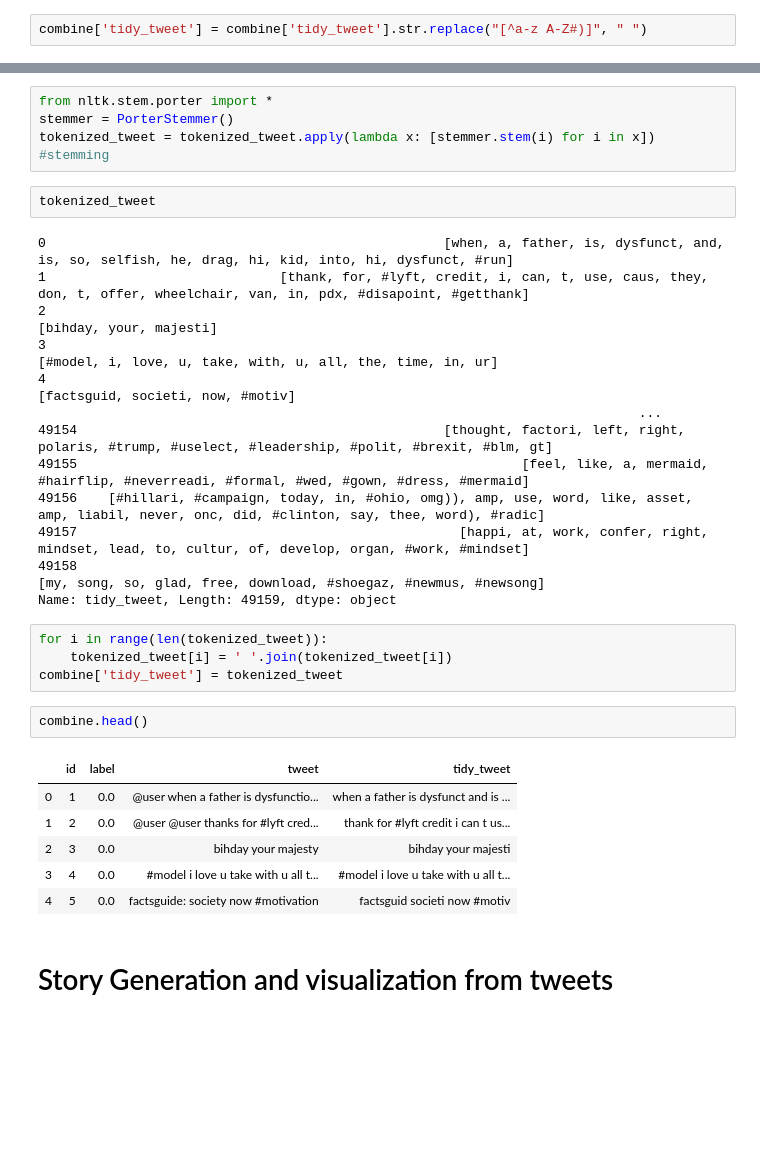
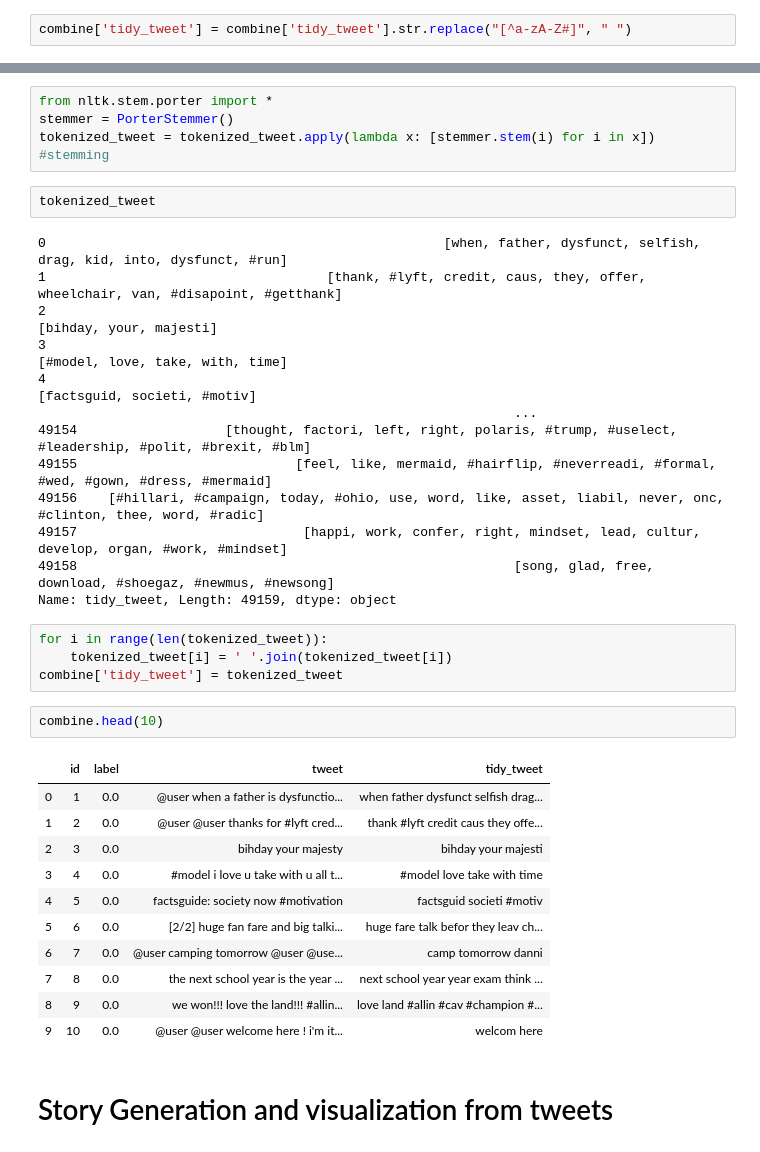
Before and after one commit to shivamsingh96-zz/Practice-Problem-Twitter_Sentiment_Analysis, a Jupyter notebook: Twitter_Sentiment_Analysis.ipynb, the cells around one changed output, grey strips where cells are left out. Cells and saved outputs as stored; diff of their text form; blank space fills up the shorter version.

```diff
--- a/Twitter_Sentiment_Analysis.ipynb
+++ b/Twitter_Sentiment_Analysis.ipynb
@@ -122,7 +136,7 @@ combine.head()
 # %% [markdown]
 ### 2. Removing Punctuations, Numbers and Special Characters
 # %%
-combine['tidy_tweet'] = combine['tidy_tweet'].str.replace("[^a-z A-Z#)]", " ")
+combine['tidy_tweet'] = combine['tidy_tweet'].str.replace("[^a-zA-Z#]", " ")
 # %%
 combine.head()
 # %% [output]
@@ -167,31 +181,36 @@ tokenized_tweet = tokenized_tweet.apply(lambda x: [stemmer.stem(i) for i in x])
 # %%
 tokenized_tweet
 # %% [output]
-0                                                   [when, a, father, is, dysfunct, and, is, so, selfish, he, drag, hi, kid, into, hi, dysfunct, #run]
-1                              [thank, for, #lyft, credit, i, can, t, use, caus, they, don, t, offer, wheelchair, van, in, pdx, #disapoint, #getthank]
-2                                                                                                                              [bihday, your, majesti]
-3                                                                                          [#model, i, love, u, take, with, u, all, the, time, in, ur]
-4                                                                                                                    [factsguid, societi, now, #motiv]
-                                                                             ...
-49154                                               [thought, factori, left, right, polaris, #trump, #uselect, #leadership, #polit, #brexit, #blm, gt]
-49155                                                         [feel, like, a, mermaid, #hairflip, #neverreadi, #formal, #wed, #gown, #dress, #mermaid]
-49156    [#hillari, #campaign, today, in, #ohio, omg)), amp, use, word, like, asset, amp, liabil, never, onc, did, #clinton, say, thee, word), #radic]
-49157                                                 [happi, at, work, confer, right, mindset, lead, to, cultur, of, develop, organ, #work, #mindset]
-49158                                                                                [my, song, so, glad, free, download, #shoegaz, #newmus, #newsong]
+0                                                   [when, father, dysfunct, selfish, drag, kid, into, dysfunct, #run]
+1                                    [thank, #lyft, credit, caus, they, offer, wheelchair, van, #disapoint, #getthank]
+2                                                                                              [bihday, your, majesti]
+3                                                                                     [#model, love, take, with, time]
+4                                                                                         [factsguid, societi, #motiv]
+                                                             ...
+49154                   [thought, factori, left, right, polaris, #trump, #uselect, #leadership, #polit, #brexit, #blm]
+49155                            [feel, like, mermaid, #hairflip, #neverreadi, #formal, #wed, #gown, #dress, #mermaid]
+49156    [#hillari, #campaign, today, #ohio, use, word, like, asset, liabil, never, onc, #clinton, thee, word, #radic]
+49157                             [happi, work, confer, right, mindset, lead, cultur, develop, organ, #work, #mindset]
+49158                                                        [song, glad, free, download, #shoegaz, #newmus, #newsong]
 Name: tidy_tweet, Length: 49159, dtype: object
 # %%
 for i in range(len(tokenized_tweet)):
     tokenized_tweet[i] = ' '.join(tokenized_tweet[i])
 combine['tidy_tweet'] = tokenized_tweet
 # %%
-combine.head()
+combine.head(10)
 # %% [output]
 |  | id | label | tweet | tidy_tweet |
-| 0 | 1 | 0.0 | @user when a father is dysfunctio... | when a father is dysfunct and is ... |
-| 1 | 2 | 0.0 | @user @user thanks for #lyft cred... | thank for #lyft credit i can t us... |
+| 0 | 1 | 0.0 | @user when a father is dysfunctio... | when father dysfunct selfish drag... |
+| 1 | 2 | 0.0 | @user @user thanks for #lyft cred... | thank #lyft credit caus they offe... |
 | 2 | 3 | 0.0 | bihday your majesty | bihday your majesti |
-| 3 | 4 | 0.0 | #model i love u take with u all t... | #model i love u take with u all t... |
-| 4 | 5 | 0.0 | factsguide: society now #motivation | factsguid societi now #motiv |
+| 3 | 4 | 0.0 | #model i love u take with u all t... | #model love take with time |
+| 4 | 5 | 0.0 | factsguide: society now #motivation | factsguid societi #motiv |
+| 5 | 6 | 0.0 | [2/2] huge fan fare and big talki... | huge fare talk befor they leav ch... |
+| 6 | 7 | 0.0 | @user camping tomorrow @user @use... | camp tomorrow danni |
+| 7 | 8 | 0.0 | the next school year is the year ... | next school year year exam think ... |
+| 8 | 9 | 0.0 | we won!!! love the land!!! #allin... | love land #allin #cav #champion #... |
+| 9 | 10 | 0.0 | @user @user welcome here ! i'm it... | welcom here |
 # %% [markdown]
 # Story Generation and visualization from tweets
 # %% [markdown]
```
Also changed, not shown: parts of 36 cells of this notebook, 5 other files.
